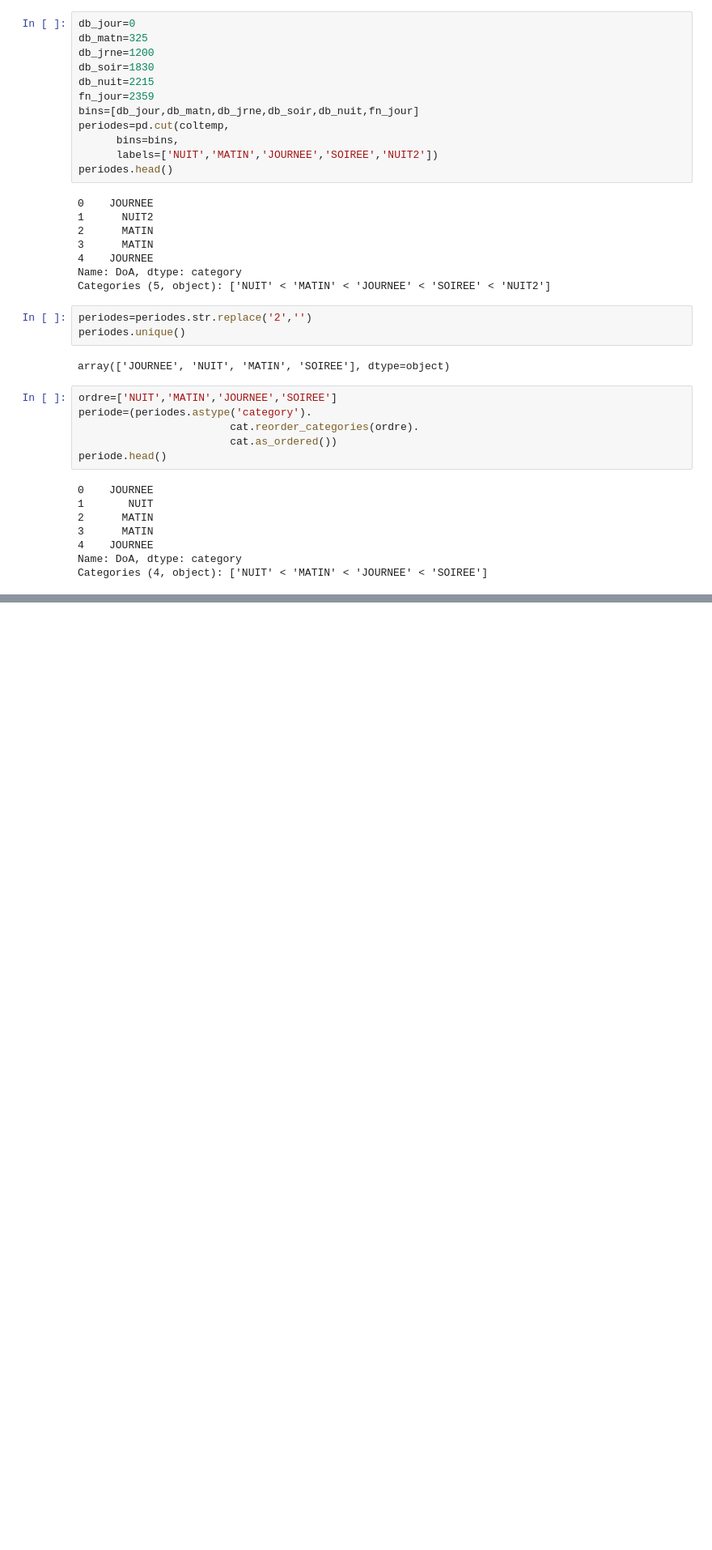
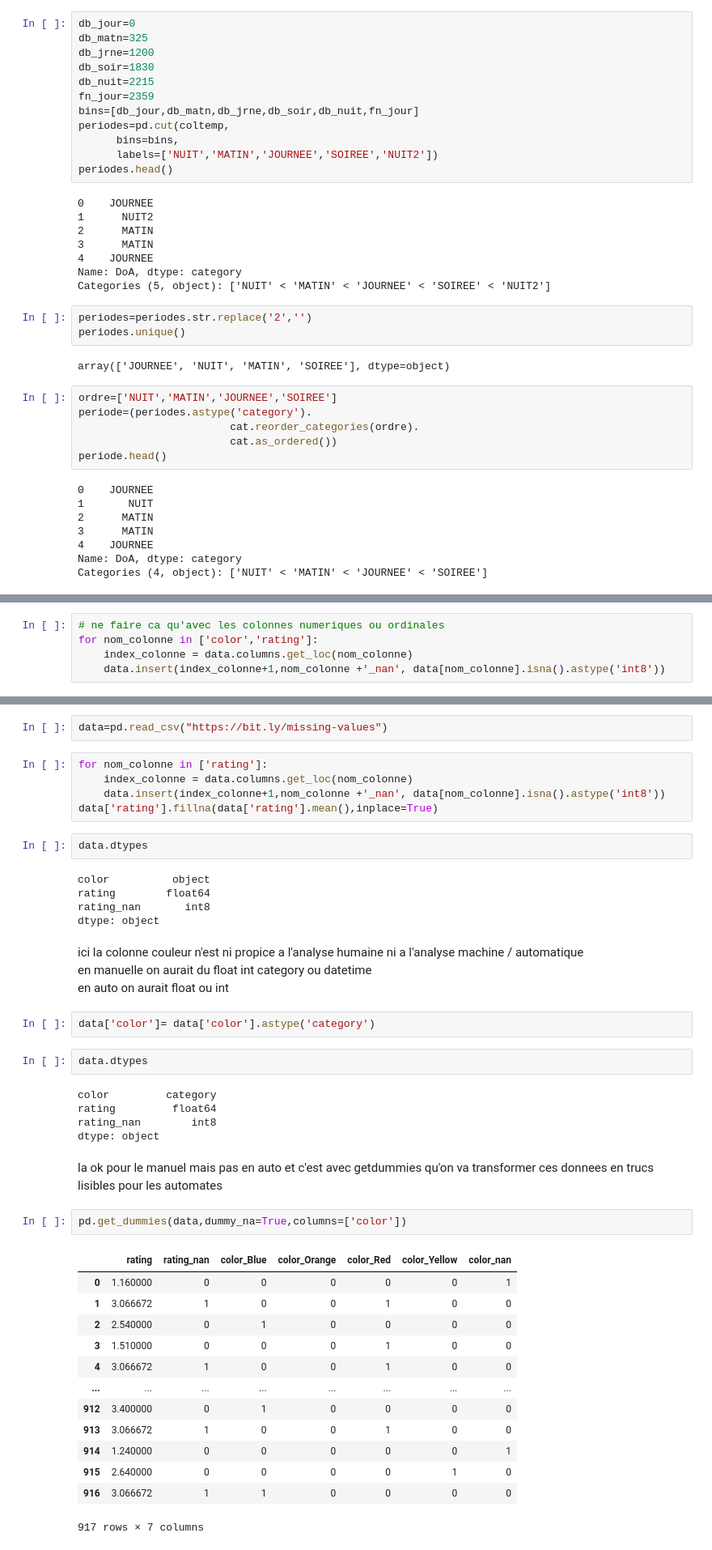
Before and after one commit to ArmandBroutinDev/python, a Jupyter notebook: exos_datacleaning.ipynb, the cells around one changed output, grey strips where cells are left out. Shown at 81% size. Drawn from its saved outputs; the diff is of its cells as text; blank space fills up the shorter version.

```diff
--- a/exos_datacleaning.ipynb
+++ b/exos_datacleaning.ipynb
@@ -848,0 +876,5 @@ Categories (4, object): ['NUIT' < 'MATIN' < 'JOURNEE' < 'SOIREE']
+# %%
+# ne faire ca qu'avec les colonnes numeriques ou ordinales
+for nom_colonne in ['color','rating']:
+    index_colonne = data.columns.get_loc(nom_colonne)
+    data.insert(index_colonne+1,nom_colonne +'_nan', data[nom_colonne].isna().astype('int8'))
@@ -848,0 +1038,46 @@ Categories (4, object): ['NUIT' < 'MATIN' < 'JOURNEE' < 'SOIREE']
+# %%
+data=pd.read_csv("https://bit.ly/missing-values")
+# %%
+for nom_colonne in ['rating']:
+    index_colonne = data.columns.get_loc(nom_colonne)
+    data.insert(index_colonne+1,nom_colonne +'_nan', data[nom_colonne].isna().astype('int8'))
+data['rating'].fillna(data['rating'].mean(),inplace=True)
+# %%
+data.dtypes
+# %% [output]
+color          object
+rating        float64
+rating_nan       int8
+dtype: object
+# %% [markdown]
+ici la colonne couleur n'est ni propice a l'analyse humaine
+ni a l'analyse machine / automatique<br/>
+en manuelle on aurait du float int category ou datetime<br/>
+en auto on aurait float ou int <br/>
+# %%
+data['color']= data['color'].astype('category')
+# %%
+data.dtypes
+# %% [output]
+color         category
+rating         float64
+rating_nan        int8
+dtype: object
+# %% [markdown]
+la ok pour le manuel mais pas en auto et c'est avec getdummies qu'on va transformer ces donnees en trucs lisibles pour les automates
+# %%
+pd.get_dummies(data,dummy_na=True,columns=['color'])
+# %% [output]
+|  | rating | rating_nan | color_Blue | color_Orange | color_Red | color_Yellow | color_nan |
+| 0 | 1.160000 | 0 | 0 | 0 | 0 | 0 | 1 |
+| 1 | 3.066672 | 1 | 0 | 0 | 1 | 0 | 0 |
+| 2 | 2.540000 | 0 | 1 | 0 | 0 | 0 | 0 |
+| 3 | 1.510000 | 0 | 0 | 0 | 1 | 0 | 0 |
+| 4 | 3.066672 | 1 | 0 | 0 | 1 | 0 | 0 |
+| ... | ... | ... | ... | ... | ... | ... | ... |
+| 912 | 3.400000 | 0 | 1 | 0 | 0 | 0 | 0 |
+| 913 | 3.066672 | 1 | 0 | 0 | 1 | 0 | 0 |
+| 914 | 1.240000 | 0 | 0 | 0 | 0 | 0 | 1 |
+| 915 | 2.640000 | 0 | 0 | 0 | 0 | 1 | 0 |
+| 916 | 3.066672 | 1 | 1 | 0 | 0 | 0 | 0 |
+917 rows × 7 columns
```
Also changed, not shown: parts of 89 cells of this notebook.
